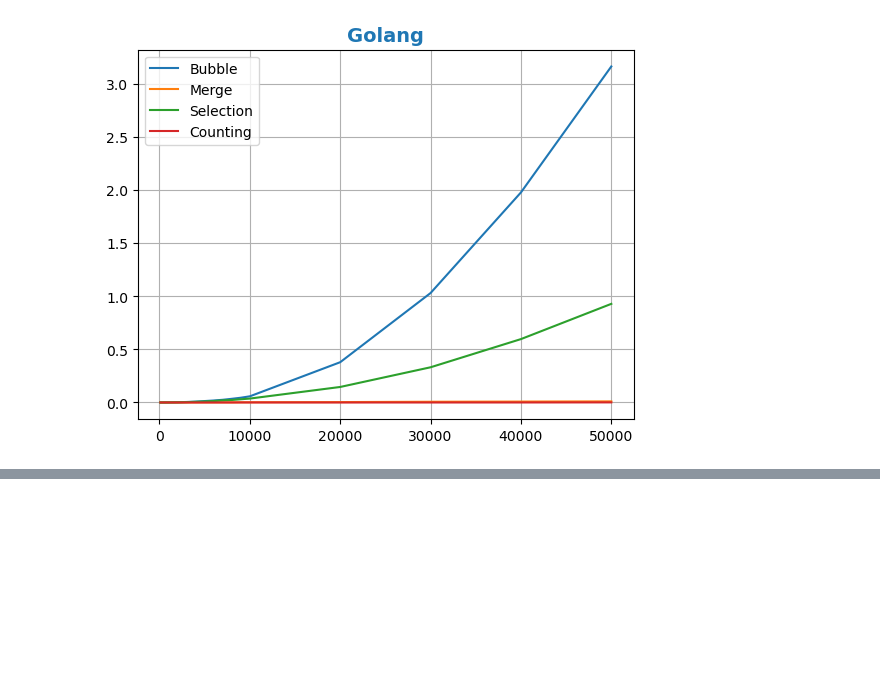
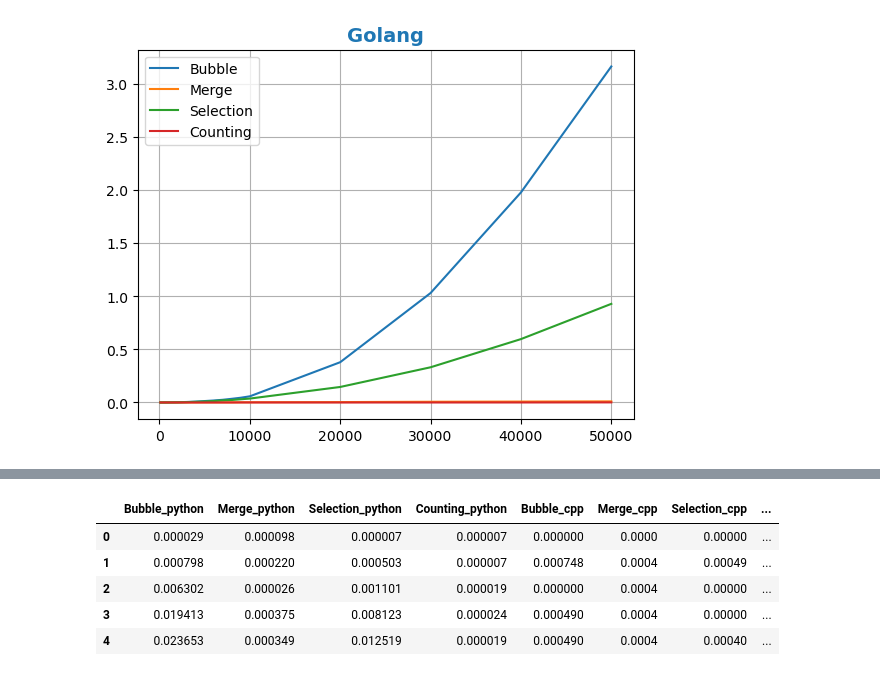
Before and after one commit to Elmauro117/Practica_1_Master, a Jupyter notebook: Graficos Python.ipynb, the cells around one changed output, grey strips where cells are left out. Drawn from its saved outputs; the diff is of its cells as text; code cells hidden in the pictures; blank space fills up the shorter version.

```diff
--- a/Graficos Python.ipynb
+++ b/Graficos Python.ipynb
@@ -1168,0 +1203,32 @@ plt.show()
+# %%
+lista_std_bubble_py = [2.851331777688214e-05, 0.0007983946724742264, 0.006302156267447216, 0.019412543369391057, 0.023652951867434237, 0.02258938214699329, 0.03726302337675564, 0.034634876133015094, 0.04946659822371679, 0.029849216535200482, 0.1509700895381789, 0.46228638810688016, 0.5086225849932893, 2.6882644931180595, 5.280520887686879]
+lista_std_Merge_py =  [9.821966679221197e-05, 0.0002198043625646362, 2.6343159037821746e-05, 0.0003754604099610594, 0.00034949494809004245, 0.00020321333888423997, 0.0018587498953589472, 0.00039473047498404313, 0.001163755326171139, 0.0009291622266294388, 0.0022815345628858343, 0.0004781897517998251, 0.0014773438731349863, 0.007222073362595057, 0.00676275680852857]
+lista_std_selection_py = [6.634279252311396e-06, 0.0005025193307244256, 0.0011010808945119623, 0.008123186694241722, 0.012518994445490492, 0.009747522529692723, 0.023284976193267706, 0.013211964807431299, 0.027596905248346914, 0.00870545488637983, 0.057510490941335105, 0.1486330327487267, 0.16506801240979807, 1.697486129827512, 3.2343108208668916]
+lista_std_counting_py =[6.595018984708122e-06, 6.525216082928018e-06, 1.9444928263820823e-05, 2.4317857954454017e-05, 1.8901267270577253e-05, 2.2090123401477442e-05, 3.055689955040888e-05, 0.00011127216591440248, 0.0005677697005462192, 0.0005421937660263304, 0.00016348546849315405, 9.671977227302689e-05, 0.00017225044022635297, 0.0001931116201752423, 0.0005523953087006314]
+# %%
+lista_std_bubble_cmas = [0.0, 0.0007483314773547883, 0.0, 0.0004898979485566352, 0.0004898979485566344, 0.000489897948556636, 0.00040000000000000034, 0.0006324555320336764, 0.000489897948556636, 0.0007483314773547889, 0.0008000000000000007, 0.0023151673805580472, 0.005268775948927813, 0.007304792947099885, 0.003033150177620755]
+lista_std_Merge_cmas = [0.0, 0.0004, 0.0004, 0.0004, 0.0004, 0.0004, 0.0004898979485566357, 0.0004898979485566356, 0.0, 0.0004, 0.0, 0.0, 0.0, 0.0004, 0.0004898979485566356]
+lista_std_selection_cmas = [0.0, 0.0004898979485566356, 0.0, 0.0, 0.00040000000000000034, 0.0004898979485566344, 0.0, 0.000489897948556636, 0.0, 0.000489897948556636, 0.0, 0.0007483314773547889, 0.0010198039027185578, 0.0006324555320336764, 0.0012649110640673528]
+lista_std_counting_cmas =[0.0, 0.0, 0.0, 0.0, 0.0, 0.0, 0.0004, 0.0, 0.0004, 0.0004, 0.0004, 0.0004, 0.0, 0.0004898979485566356, 0.0004898979485566357]
+# %%
+lista_std_bubble_gola = [0.0, 0.0002486181216243097, 3.849226415787991e-05, 0.0004900042710017942, 5.732987353902005e-05, 0.00157508632068214, 0.0007567743880444151, 0.0002552553043523286, 0.0007351226090932037, 0.0006293024360353297, 0.0010682427615481419, 0.0035757530936013932, 0.005076716974344717, 0.0070329960539161265, 0.03283032139099461]
+lista_std_Merge_gola = [0.0, 0.0002068926426918077, 0.0002091463315480336, 0.0004899144513075726, 0.0004897838119007201, 0.0006325505431188878, 0.00039985014192819797, 0.0004001803323503042, 3.655133376499443e-07, 0.0004000504318207893, 6.49307323229991e-07, 0.0003991942304192286, 0.0007702300139568698, 0.0003087871914442051, 0.0007497311214028667]
+lista_std_selection_gola = [0.0, 0.00020907218466357497, 2.538988775083504e-05, 0.0003996616639108635, 0.0003996505473535598, 0.0003215710720820512, 0.0004480209352251301, 0.0018054844940901596, 0.0003328751898234527, 0.0006218190688616743, 0.0005169634223037469, 0.0011978725751932123, 0.0015810778885304872, 0.0030251180706874986, 0.01651571189806845]
+lista_std_counting_gola = [0.0, 0.0, 0.0, 0.00039960000000000006, 0.0, 0.0, 0.0, 0.0, 0.0, 0.00040036000000000005, 0.00039984, 0.0, 0.0, 0.00039788, 9.846826900072664e-07]
+# %%
+import pandas as pd
+user_list = list(zip(lista_std_bubble_py, lista_std_Merge_py, lista_std_selection_py,lista_std_counting_py,
+                    lista_std_bubble_cmas,lista_std_Merge_cmas,lista_std_selection_cmas,lista_std_counting_cmas,
+                    lista_std_bubble_gola,lista_std_Merge_gola,lista_std_selection_gola,lista_std_counting_gola))
+df_2 = pd.DataFrame(user_list, columns=['Bubble_python','Merge_python', 'Selection_python', 'Counting_python',
+                                     "Bubble_cpp","Merge_cpp","Selection_cpp","Counting_cpp",
+                                     "Bubble_go", "Merge_go","Selection_go","Counting_go"])
+# %%
+df_2.head()
+# %% [output]
+|  | Bubble_python | Merge_python | Selection_python | Counting_python | Bubble_cpp | Merge_cpp | Selection_cpp | ... |
+| 0 | 0.000029 | 0.000098 | 0.000007 | 0.000007 | 0.000000 | 0.0000 | 0.00000 | ... |
+| 1 | 0.000798 | 0.000220 | 0.000503 | 0.000007 | 0.000748 | 0.0004 | 0.00049 | ... |
+| 2 | 0.006302 | 0.000026 | 0.001101 | 0.000019 | 0.000000 | 0.0004 | 0.00000 | ... |
+| 3 | 0.019413 | 0.000375 | 0.008123 | 0.000024 | 0.000490 | 0.0004 | 0.00000 | ... |
+| 4 | 0.023653 | 0.000349 | 0.012519 | 0.000019 | 0.000490 | 0.0004 | 0.00040 | ... |
```
Also changed, not shown: parts of 6 cells of this notebook.
